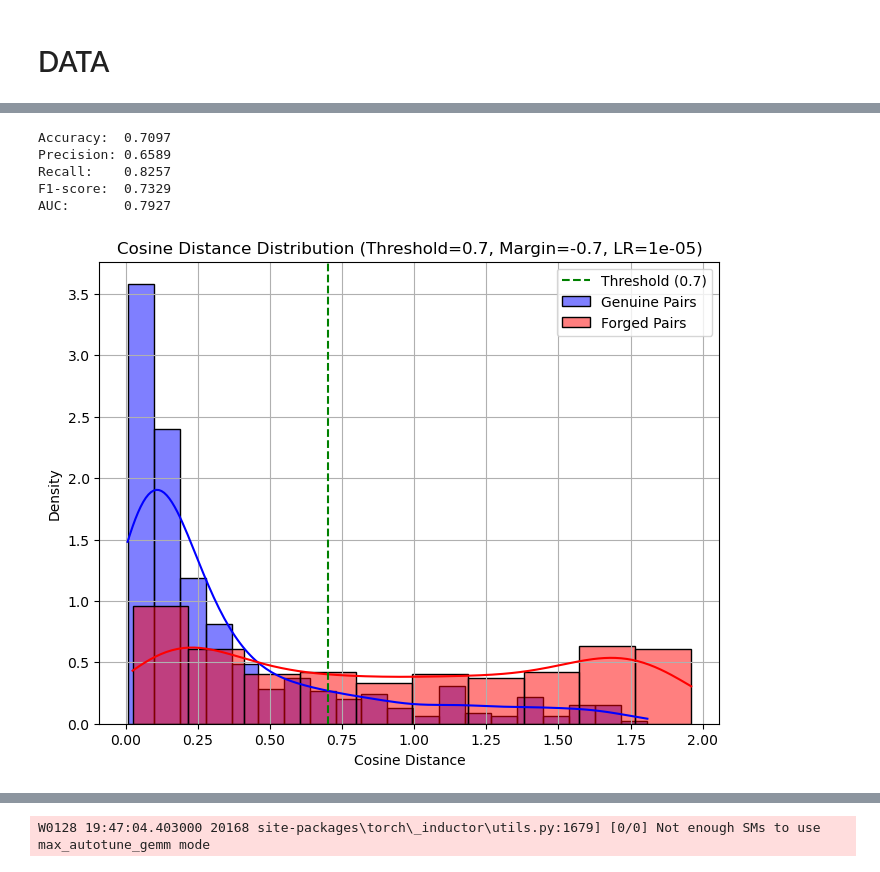
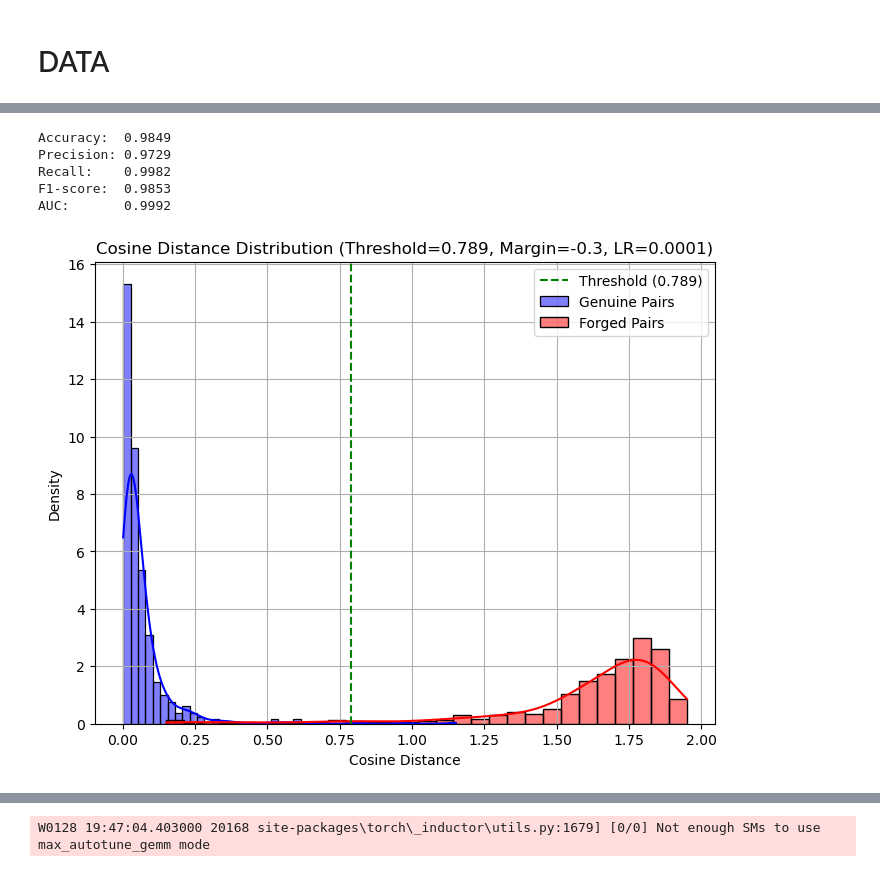
Before and after one commit to Sujan-13/Signature_Verification2, a Jupyter notebook: test_gpu-Copy4.ipynb, the cells around one changed output, grey strips where cells are left out. Drawn from its saved outputs; the diff is of its cells as text; code cells hidden in the pictures.

```diff
--- a/test_gpu-Copy4.ipynb
+++ b/test_gpu-Copy4.ipynb
@@ -58,7 +68,7 @@ dataset = SignatureVerificationDataset(
 
 dataloader = DataLoader(
     dataset,
-    batch_size=128,           # or 192/256 now that you use 64×64 images
+    batch_size=64,           # or 192/256 now that you use 64×64 images
     shuffle=True,
     num_workers=8,            # ← magic number for almost all gaming laptops
     pin_memory=True,          # ← very important with GPU
@@ -182,8 +215,8 @@ class ContrastiveLoss(nn.Module):
         return (pos + neg).mean()
 # %%
 plt.close('all')  # Close all open figuresos.makedirs('saved_models', exist_ok=True)
-margin=-0.5
-lr=0.00001
+margin=-0.3
+lr=0.0001
 threshold=0.7
 model=SiameseCNN()
 model = torch.compile(model, mode="reduce-overhead")   # or "default"
@@ -191,22 +224,22 @@ model = model.to(device)
 # %%
 import torch.optim.lr_scheduler as lr_scheduler
 criterion = ContrastiveLoss(margin=margin)
-optimizer = torch.optim.AdamW(model.parameters(), lr=lr, weight_decay=1e-5)  # AdamW > Adam
+optimizer = torch.optim.AdamW(model.parameters(), lr=lr, weight_decay=1e-4)  # AdamW > Adam
 scaler = GradScaler()
 # After optimizer definition
 scheduler = lr_scheduler.ReduceLROnPlateau(
     optimizer,
     mode='min',       # 'min' for minimizing loss; use 'max' if monitoring accuracy
     factor=0.1,       # Multiply lr by this (e.g., 0.0001 → 0.00001)
-    patience=3,
-    threshold=0,   # Wait this many epochs without improvement
-    min_lr=1e-6       # Optional: Minimum lr to stop reducing below
+    patience=2,
+    threshold=1e-4,   # Wait this many epochs without improvement
+    min_lr=1e-6 # Optional: Minimum lr to stop reducing below
 )
 # %%
 # Training with mixed precision
 best_val_loss = float('inf')
 early_stop_counter = 0
-patience = 5
+patience = 10
 min_delta = 0.0005
 num_epochs = 100
 best_model_path = f"second_saved_models/savedmodels/dropoutCNN/best_siamese_margin{margin}_size64_lr{lr}.pt"
@@ -238,7 +271,6 @@ for epoch in range(num_epochs):
 
     epoch_time = time.time() - start_time
     avg_train_loss = epoch_loss / num_batches
-    scheduler.step(avg_train_loss)
     current_lr = optimizer.param_groups[0]['lr']
 
     print(f"Epoch {epoch:2d}/{num_epochs} | "
@@ -253,7 +285,6 @@ for epoch in range(num_epochs):
         val_losses = []
         cosine_sim_all = []
         labels_all = []
-
         with torch.no_grad():
             for img1_array, img2, labels in val_loader:
                 # img1_array = list of 11 tensors, each (B, C, H, W)
@@ -301,6 +332,7 @@ for epoch in range(num_epochs):
               f"Threshold: {threshold:.3f} | "
               f"Genuine: {cosine_sim_all[labels_all==1].mean():.3f} | "
               f"Forged: {cosine_sim_all[labels_all==0].mean():.3f}")
+        scheduler.step(avg_val_loss)
 
         # ─── Early Stopping ──────────────────────────────────────────
         if avg_val_loss < best_val_loss - min_delta:
@@ -327,13 +394,14 @@ model.eval()
 # %%
-model_path = f"second_saved_models/savedmodels/dropoutCNN/siamese_margin{margin}_size64_dropout4_lr{lr}.pt"
-model.load_state_dict(torch.load(model_path, map_location=device))
+# model_path = f"second_saved_models/savedmodels/dropoutCNN/siamese_margin{margin}_size64_dropout4_lr{lr}.pt"
+# model.load_state_dict(torch.load(model_path, map_location=device))
 # torch.cuda.empty_cache()  # Clears GPU cache in PyTorch
-model.eval()
+# model.eval()
 correct = 0
 total = 0
 cosine_sim_all = []
 labels_all = []
 emb1_array=[]
+threshold=0.789
 with torch.no_grad():
     for img1_array, img2, labels in dataloader:
         img1=img1_array
@@ -356,37 +424,37 @@ with torch.no_grad():
     labels_all = torch.cat(labels_all)
     y_true = labels_all.cpu().numpy()
     y_pred = (cosine_sim_all.cpu().numpy() < threshold).astype(int)
 
     print(f"Accuracy:  {accuracy_score(y_true, y_pred):.4f}")
     print(f"Precision: {precision_score(y_true, y_pred):.4f}")
     print(f"Recall:    {recall_score(y_true, y_pred):.4f}")
     print(f"F1-score:  {f1_score(y_true, y_pred):.4f}")
     print(f"AUC:       {roc_auc_score(y_true, 1-cosine_sim_all.cpu().numpy()):.4f}")
 
     # Histogram
     indices = np.random.permutation(total)[:1000]
     cosine_sim_np = cosine_sim_all[indices].cpu().numpy()
     labels_np = labels_all[indices].cpu().numpy()
     cosine_sim_genuine = cosine_sim_np[labels_np == 1].tolist()
     cosine_sim_forged = cosine_sim_np[labels_np == 0].tolist()
 
     plt.figure(figsize=(8, 6))
     sns.histplot(cosine_sim_genuine, color='blue', label='Genuine Pairs', kde=True, stat='density')
     sns.histplot(cosine_sim_forged, color='red', label='Forged Pairs', kde=True, stat='density')
     plt.axvline(x=threshold, color='green', linestyle='--', label=f'Threshold ({threshold})')
     plt.xlabel('Cosine Distance')
     plt.ylabel('Density')
     plt.title(f'Cosine Distance Distribution (Threshold={threshold}, Margin={margin}, LR={lr})')
     plt.legend()
     plt.grid(True)
     # plt.savefig(f"second_saved_models/saved_models/LENET/cosine_sim/cosine_similarity_distribution_threshold_{threshold}_{margin}_{lr}.png")
     plt.show()  # Display the plot
     plt.close()
 # %% [output]
-Accuracy:  0.7097
-Precision: 0.6589
-Recall:    0.8257
-F1-score:  0.7329
-AUC:       0.7927
+Accuracy:  0.9849
+Precision: 0.9729
+Recall:    0.9982
+F1-score:  0.9853
+AUC:       0.9992
-[figure, old version]
+[figure, new version]
 # %%
```
Also changed, not shown: parts of 7 cells of this notebook, 21 other files.
